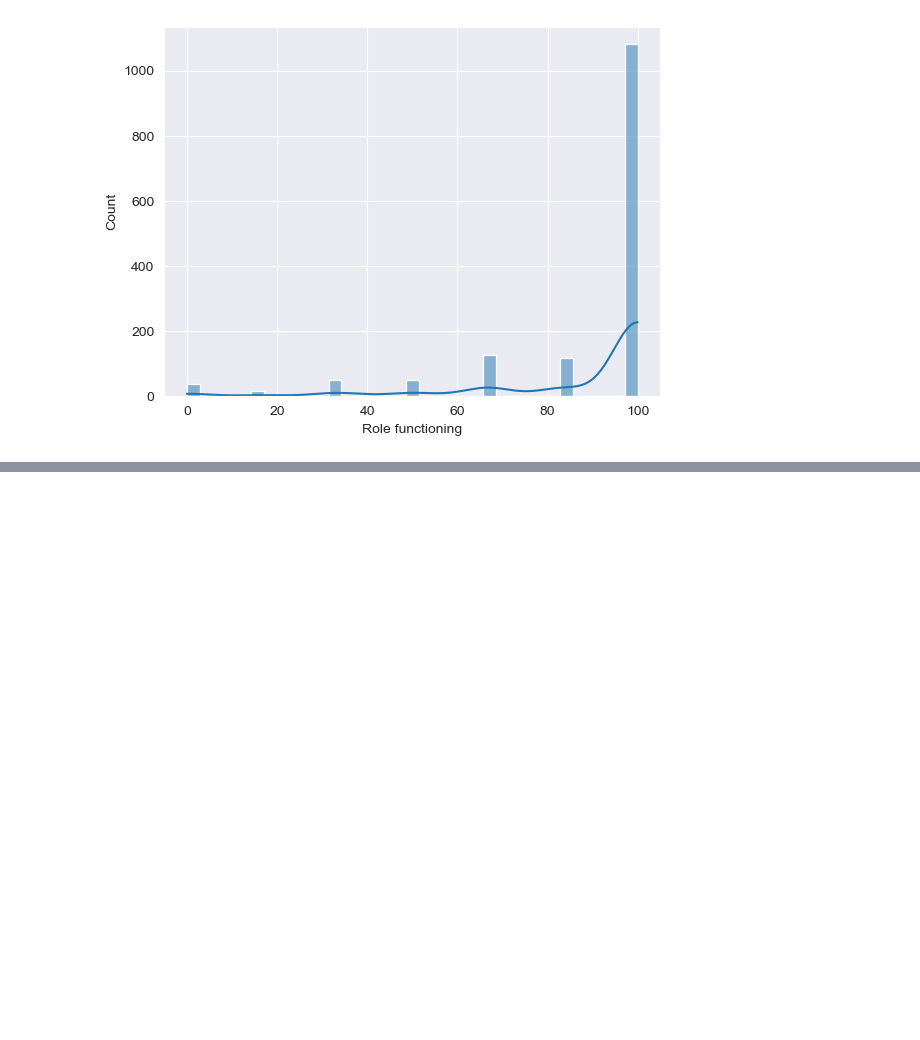
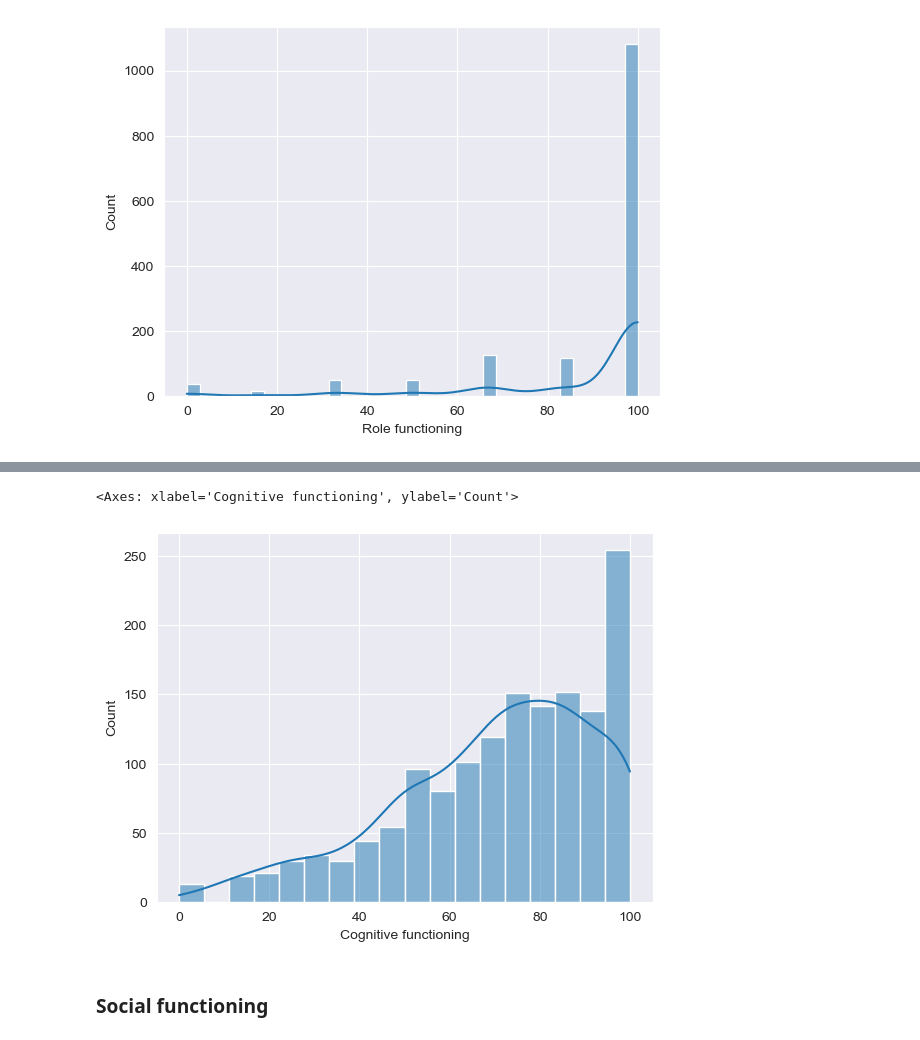
Before and after one commit to ppimas-uoc/TFG---Inteligencia-Artificial, a Jupyter notebook: Fase 2/01_EDA.ipynb, the cells around one changed output, grey strips where cells are left out. Cells and saved outputs as stored; diff of their text form; code cells hidden in the pictures; blank space fills up the shorter version.

```diff
--- a/Fase 2/01_EDA.ipynb
+++ b/Fase 2/01_EDA.ipynb
@@ -412,0 +437,7 @@ Name: count, dtype: int64
+# %%
+sns.histplot(data=df_qlq_C30, x='Cognitive functioning', kde=True)
+# %% [output]
+<Axes: xlabel='Cognitive functioning', ylabel='Count'>
+[figure, added]
+# %% [markdown]
+### Social functioning
```
Also changed, not shown: parts of 34 cells of this notebook.
